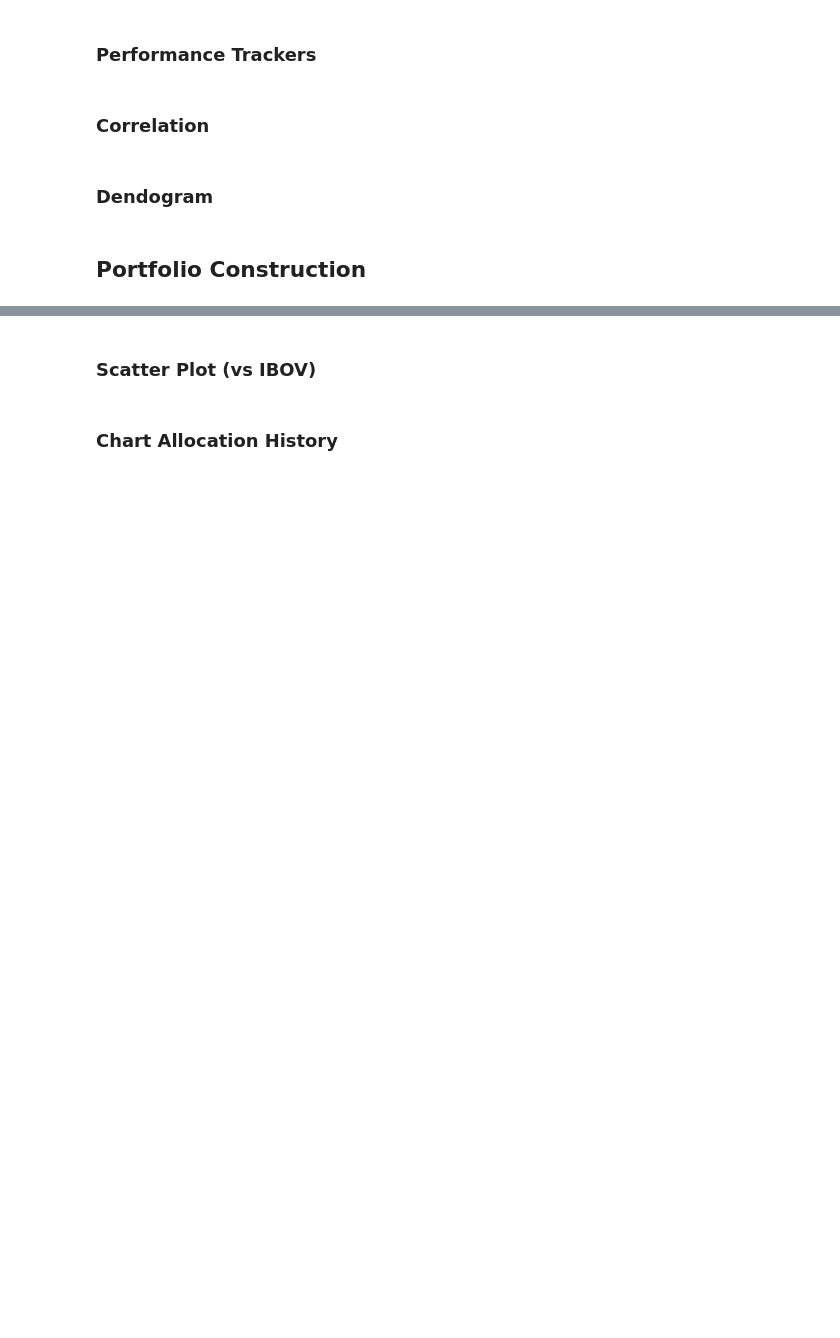
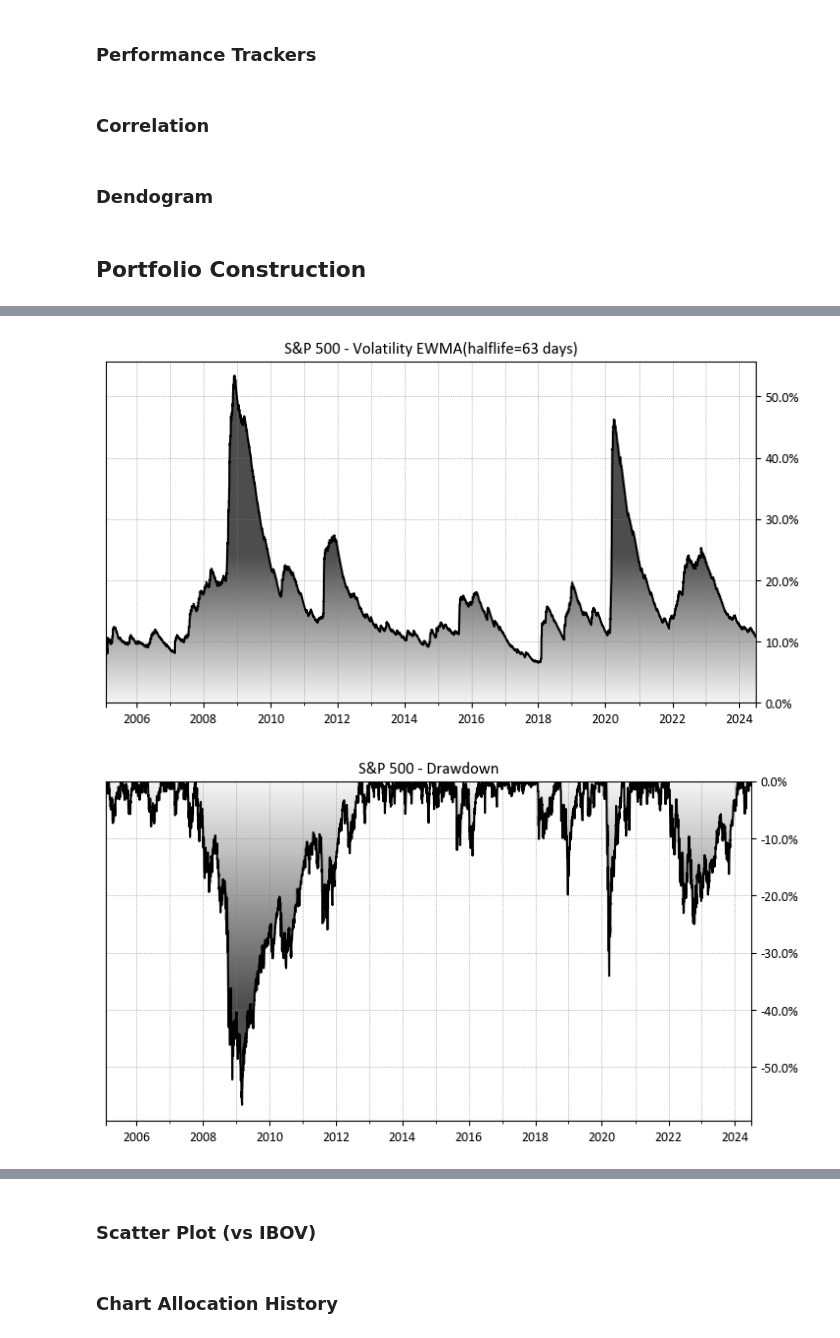
Before and after one commit to sambacode/asset_allocation, a Jupyter notebook: project.ipynb, the cells around one changed output, grey strips where cells are left out. Saved outputs shown, nothing was run; the diff lists cells and outputs as text; code cells hidden in the pictures; blank space fills up the shorter version.

```diff
--- a/project.ipynb
+++ b/project.ipynb
@@ -412,0 +447,22 @@ perf_trackers.plot_underwater("ivp", show_chart=True)
+# %%
+s_sp500 = s_sp500[s_backtest.index.min() :]
+s_vol_sp500 = (
+    (np.log(s_sp500).diff(1).ewm(halflife=63).std() * (252**0.5)).copy().dropna()
+)
+line_plot(
+    s_vol_sp500,
+    y_min=0,
+    plot_title="S&P 500 - Volatility EWMA(halflife=63 days)",
+    output_path=OUTPUT_FOLDER.joinpath("volatility_sp500.svg"),
+)
+s_drawdown_sp500 = s_sp500 / s_sp500.expanding().max() - 1
+line_plot(
+    s_drawdown_sp500,
+    y_max=0,
+    plot_title="S&P 500 - Drawdown",
+    inverted=True,
+    output_path=OUTPUT_FOLDER.joinpath("drawdown_sp500.svg"),
+)
+# %% [output]
+[figure, added]
+[figure, added]
```
Also changed, not shown: parts of 7 cells of this notebook, 1 other file.
